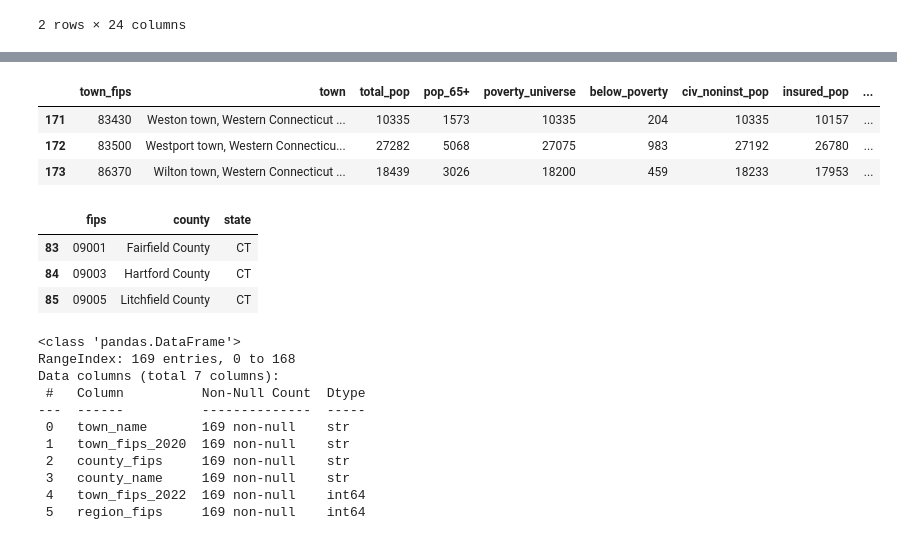
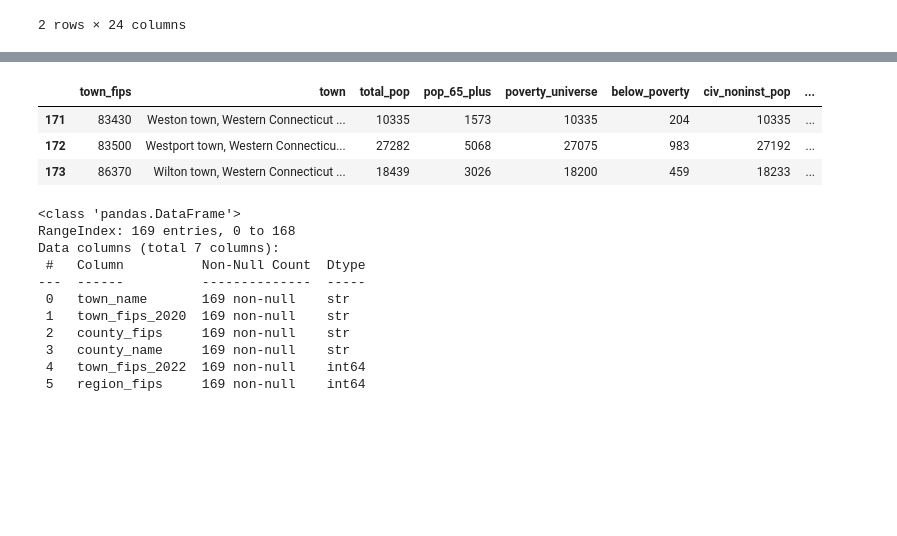
Before and after one commit to palism1/stroke-burden-index, a Jupyter notebook: data/acs_data/acs_data_collection.ipynb, the cells around one changed output, grey strips where cells are left out. Cells and saved outputs as stored; diff of their text form; code cells hidden in the pictures; blank space fills up the shorter version.

```diff
--- a/data/acs_data/acs_data_collection.ipynb
+++ b/data/acs_data/acs_data_collection.ipynb
@@ -395,14 +381,14 @@ All variables are grouped by county. The raw count columns (`total_pop`, `pop_65
 # Create a dictionary of variable codes for API URL
 var_dict_ct = {"NAME": "town",
     "S0101_C01_001E": "total_pop",
-    "S0101_C01_030E": "pop_65+",
+    "S0101_C01_030E": "pop_65_plus",
     "S1701_C01_001E": "poverty_universe",
     "S1701_C02_001E": "below_poverty",
     "S2701_C01_001E": "civ_noninst_pop",
     "S2701_C02_001E": "insured_pop",
-    "S0101_C01_026E": "pop_18+",
+    "S0101_C01_026E": "pop_18_plus",
     "S1501_C01_005E": "bachelors_18-24",
-    "S1501_C01_015E": "bachelors_25+",
+    "S1501_C01_015E": "bachelors_25_plus",
     "S1901_C01_001E": "total_households",
     "S1901_C01_002E": "pcnt_under_10k",
     "S1901_C01_003E": "pcnt_10k_15k",
@@ -506,8 +492,8 @@ Data columns (total 24 columns):
 dtypes: float64(13), int64(7), str(4)
 memory usage: 32.8 KB
 # %%
-# Calculate the number of people aged 18+ with a bachelor's degree
-df2['bachelors_18+'] = df2['bachelors_18-24'] + df2['bachelors_25+']
+# Calculate the number of people aged 18_plus with a bachelor's degree
+df2['bachelors_18_plus'] = df2['bachelors_18-24'] + df2['bachelors_25_plus']
 # # Get percentage columns for low-income and middle class groups
 df2['pcnt_town_low_income'] = df2['pcnt_under_10k'] + df2['pcnt_10k_15k'] + df2['pcnt_15k_25k'] + df2['pcnt_25k_35k'] + df2['pcnt_35k_50k']
 df2['pcnt_town_middle_class'] = df2['pcnt_50k_75k'] + df2['pcnt_75k_100k'] + df2['pcnt_150k_200k']
@@ -520,20 +506,12 @@ df2.tail(3)
 3 rows × 27 columns
 # %%
 # Keep only important columns
-df2 = df2[['town_fips', 'town', 'total_pop', 'pop_65+', 'poverty_universe', 'below_poverty', 'civ_noninst_pop', 'insured_pop', 'pop_18+', 'bachelors_18+',
+df2 = df2[['town_fips', 'town', 'total_pop', 'pop_65_plus', 'poverty_universe', 'below_poverty', 'civ_noninst_pop', 'insured_pop', 'pop_18_plus', 'bachelors_18_plus',
            'total_households', 'pcnt_town_low_income', 'pcnt_town_middle_class', 'pcnt_town_upper_class']]
 df2.tail(3)
 # %% [output]
-|  | town_fips | town | total_pop | pop_65+ | poverty_universe | below_poverty | civ_noninst_pop | insured_pop | ... |
-| 171 | 83430 | Weston town, Western Connecticut ... | 10335 | 1573 | 10335 | 204 | 10335 | 10157 | ... |
-| 172 | 83500 | Westport town, Western Connecticu... | 27282 | 5068 | 27075 | 983 | 27192 | 26780 | ... |
-| 173 | 86370 | Wilton town, Western Connecticut ... | 18439 | 3026 | 18200 | 459 | 18233 | 17953 | ... |
+|  | town_fips | town | total_pop | pop_65_plus | poverty_universe | below_poverty | civ_noninst_pop | ... |
+| 171 | 83430 | Weston town, Western Connecticut ... | 10335 | 1573 | 10335 | 204 | 10335 | ... |
+| 172 | 83500 | Westport town, Western Connecticu... | 27282 | 5068 | 27075 | 983 | 27192 | ... |
+| 173 | 86370 | Wilton town, Western Connecticut ... | 18439 | 3026 | 18200 | 459 | 18233 | ... |
-# %%
-ct = df[df['state']=='CT']
-ct.head(3)
-# %% [output]
-|  | fips | county | state |
-| 83 | 09001 | Fairfield County | CT |
-| 84 | 09003 | Hartford County | CT |
-| 85 | 09005 | Litchfield County | CT |
 # %%
```
Also changed, not shown: parts of 35 cells of this notebook, 4 other files.
